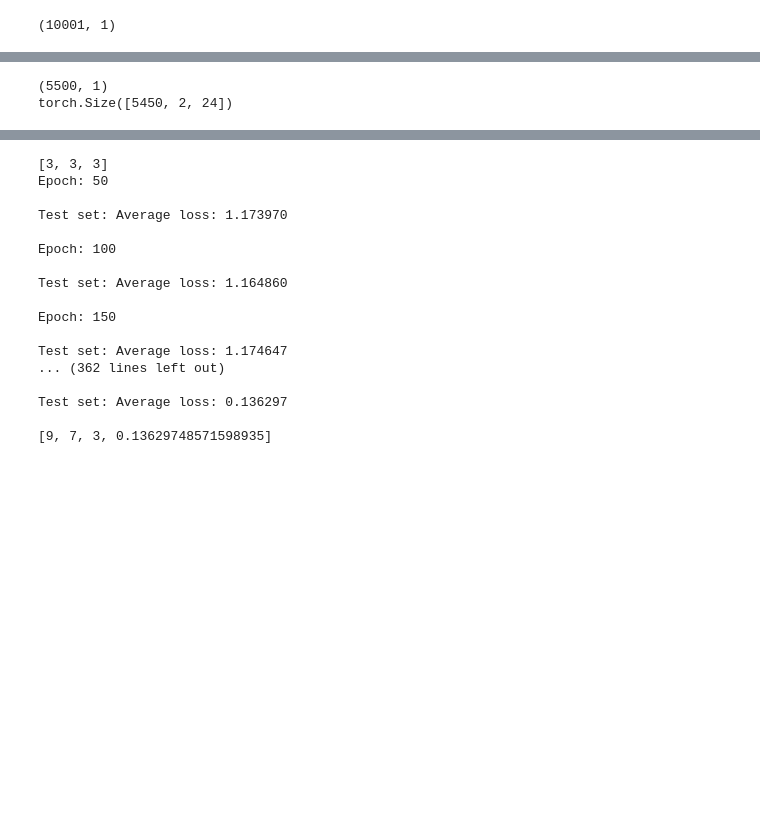
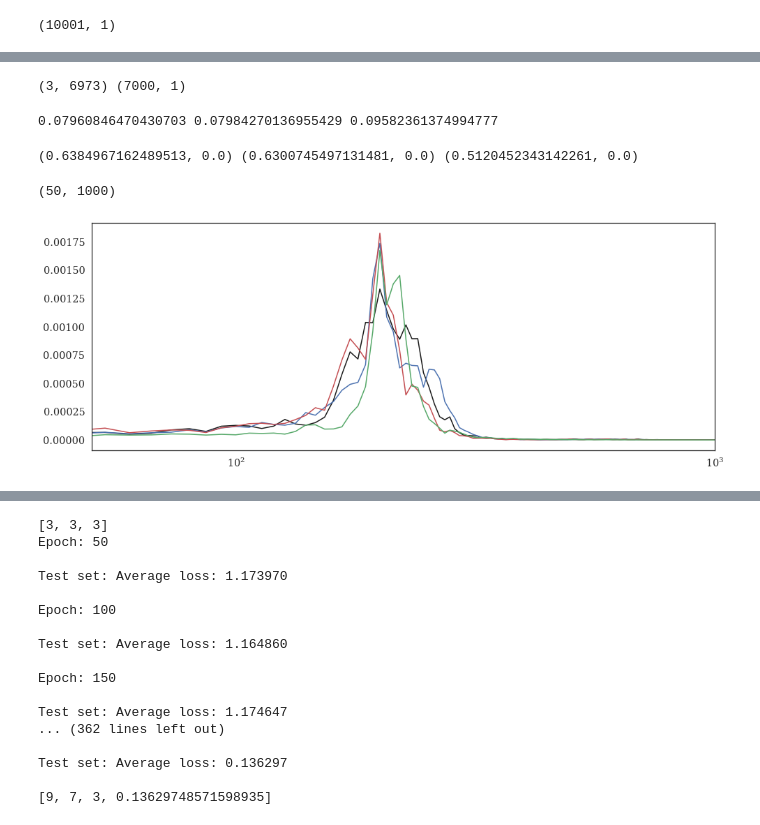
Before and after one commit to cleeag/ece271b, a Jupyter notebook: lstm/TCN_v01-FlatBeam-12tw.ipynb, the cells around one changed output, grey strips where cells are left out. Cells and saved outputs as stored; diff of their text form; code cells hidden in the pictures; blank space fills up the shorter version.

Commit message:
adding figures

```diff
--- a/lstm/TCN_v01-FlatBeam-12tw.ipynb
+++ b/lstm/TCN_v01-FlatBeam-12tw.ipynb
@@ -382,6 +387,8 @@ plt.show()
+# %%
+import pickle
+y_physics = np.load(open('yfull_physics_tw12.npy', 'rb'))
+y_arx = np.load(open('yfull_arx.npy', 'rb'))
 # %%
-print(ufull.shape)
-print(xfull.shape)
+print(y_physics.shape, y_arx.shape)
 # %% [output]
-(5500, 1)
-torch.Size([5450, 2, 24])
+(3, 6973) (7000, 1)
@@ -387,0 +403,54 @@ torch.Size([5450, 2, 24])
+# %%
+start = 0
+nplot = len(yfull) - 100
+
+mse_base = calc_mse(yfull[start + 24:start + 24 + nplot], ypred_sim[start+12:start+12+nplot])
+mse_physics = calc_mse(yfull[start + 24:start + 24 + nplot], y_physics[0,12+start:12+start+nplot])
+mse_arx = calc_mse(yfull[start + 24:start + 24 + nplot], y_arx[start+24:start+24+nplot])
+
+print(mse_base, mse_physics, mse_arx)
+# %% [output]
+0.07960846470430703 0.07984270136955429 0.09582361374994777
+# %%
+start = 0
+nplot = len(yfull) - 100
+
+r_base = calc_pearsonr(yfull[start + 24:start + 24 + nplot], ypred_sim[start+12:start+12+nplot])
+r_physics = calc_pearsonr(yfull[start + 24:start + 24 + nplot], y_physics[0,12+start:12+start+nplot])
+r_arx = calc_pearsonr(yfull[start + 24:start + 24 + nplot], y_arx[start+24:start+24+nplot])
+
+print(r_base, r_physics, r_arx)
+# %% [output]
+(0.6384967162489513, 0.0) (0.6300745497131481, 0.0) (0.5120452343142261, 0.0)
+# %%
+from scipy.signal import welch, stft
+
+start = 0
+nplot = len(yfull) - 100
+
+dt = t[1] - t[0]
+fs = 1/dt # sampling frequency
+
+yfull_psd = yfull[start + 24:start + 24 + nplot]
+ybase_psd = ypred_sim[start+12:start+12+nplot]
+yphysics_psd = y_physics[0,12+start:12+start+nplot]
+yarx_psd = y_arx[start+24:start+24+nplot]
+
+nperseg = 1500
+
+freq, psd_full = welch(yfull_psd.T, fs, nperseg = nperseg, noverlap = np.ceil(nperseg*0.7))
+freq, psd_base = welch(ybase_psd.T, fs, nperseg = nperseg, noverlap = np.ceil(nperseg*0.7))
+freq, psd_physics = welch(yphysics_psd.T, fs, nperseg = nperseg, noverlap = np.ceil(nperseg*0.7))
+freq, psd_arx = welch(yarx_psd.T, fs, nperseg = nperseg, noverlap = np.ceil(nperseg*0.7))
+
+
+plt.figure(figsize = (16, 6))
+plt.semilogx(freq, psd_full.reshape((-1,)), 'k')
+plt.semilogx(freq, psd_base.reshape((-1,)), 'b')
+plt.semilogx(freq, psd_physics.reshape((-1,)), 'r')
+plt.semilogx(freq, psd_arx.reshape((-1,)), 'g')
+
+plt.xlim([50, 1000])
+# %% [output]
+(50, 1000)
+[figure, added]
```
Also changed, not shown: parts of 10 cells of this notebook, 11 other files.
